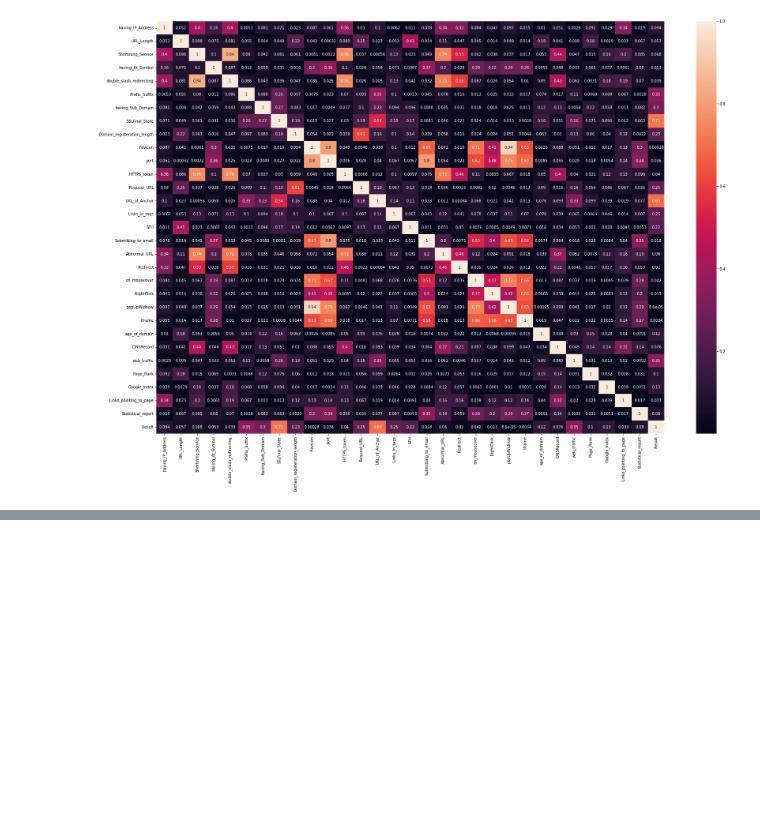
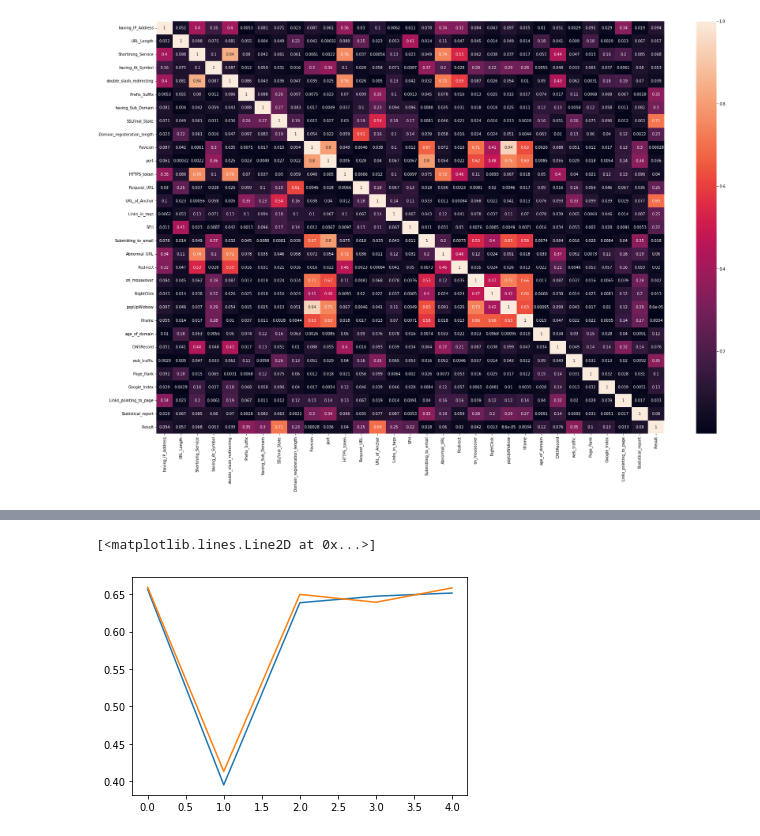
Before and after one commit to yashUcr773/CS_235_Data_Mining, a Jupyter notebook: Projects/Detection of Phishing Websites/Load Dataset, Convert from arff to csv.ipynb, the cells around one changed output, grey strips where cells are left out. Drawn from its saved outputs; the diff is of its cells as text; code cells hidden in the pictures; blank space fills up the shorter version.

```diff
--- a/Projects/Detection of Phishing Websites/Load Dataset, Convert from arff to csv.ipynb
+++ b/Projects/Detection of Phishing Websites/Load Dataset, Convert from arff to csv.ipynb
@@ -191,0 +309,6 @@ test_loss
+# %%
+plt.plot(test_loss1)
+plt.plot(train_loss1)
+# %% [output]
+[<matplotlib.lines.Line2D at 0x...>]
+[figure, added]
```
Also changed, not shown: parts of 47 cells of this notebook, 1 other file.
